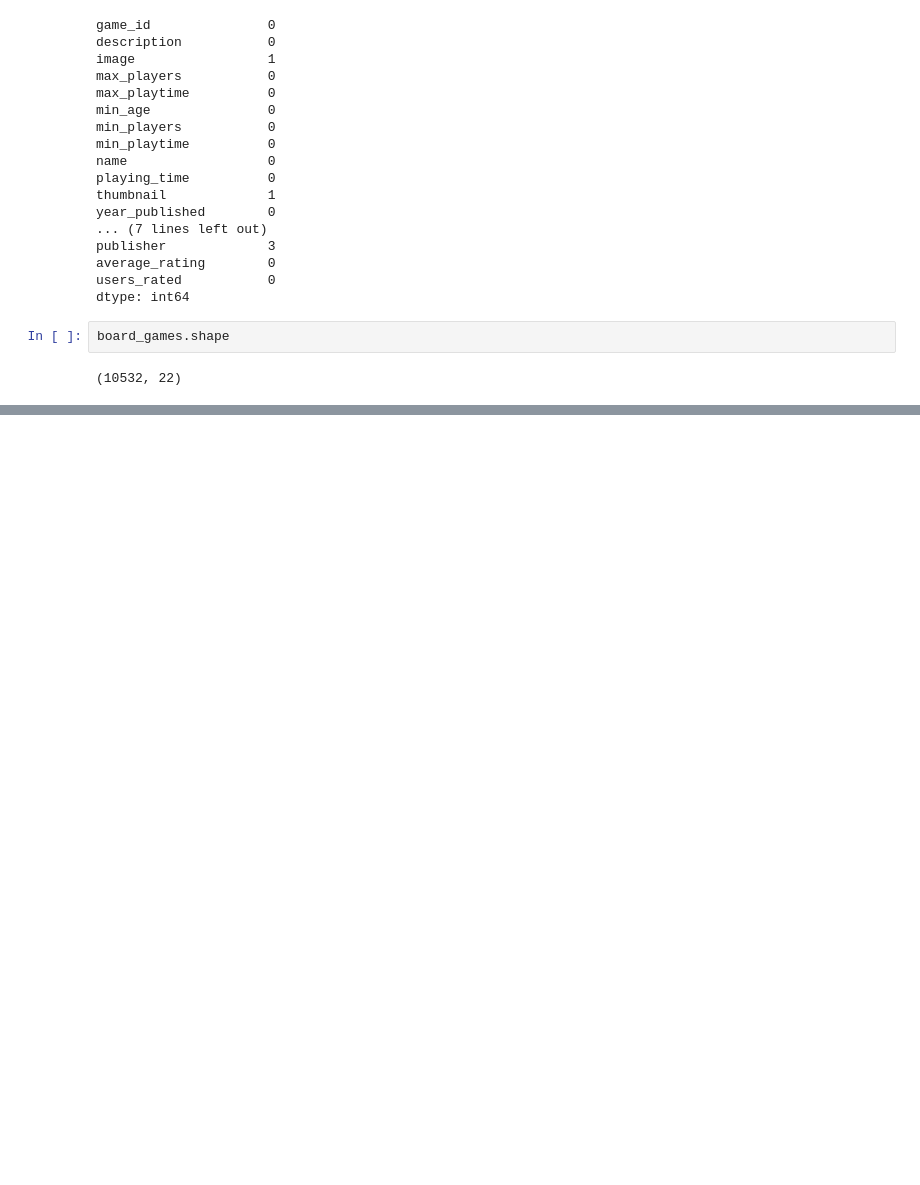
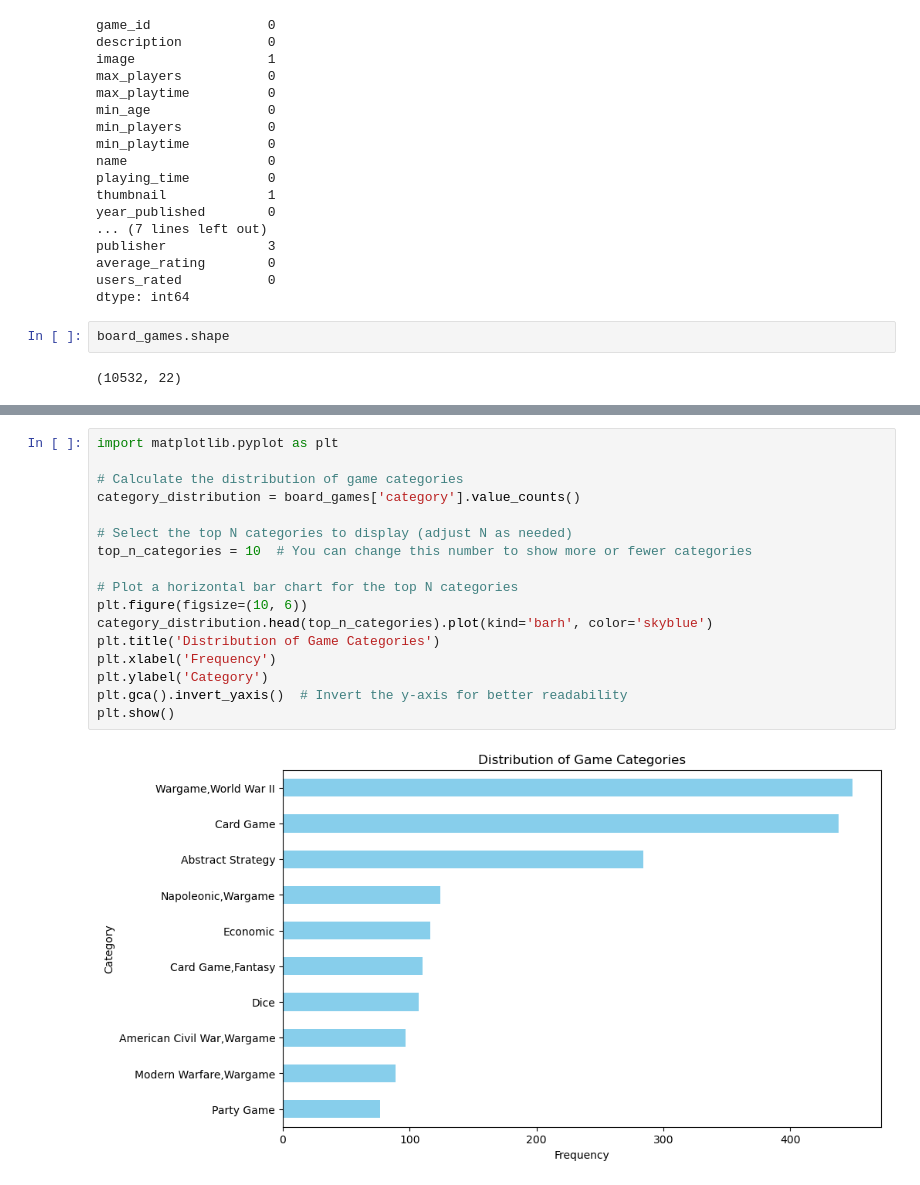
Before and after one commit to Babreucosta/CA1_DataVisTech, a Jupyter notebook: BarbaraAbreuCosta_DVisHDip_CA1.ipynb, the cells around one changed output, grey strips where cells are left out. Saved outputs shown, nothing was run; the diff lists cells and outputs as text; blank space fills up the shorter version.

```diff
--- a/BarbaraAbreuCosta_DVisHDip_CA1.ipynb
+++ b/BarbaraAbreuCosta_DVisHDip_CA1.ipynb
@@ -130,0 +231,19 @@ board_games.describe()
+# %%
+import matplotlib.pyplot as plt
+
+# Calculate the distribution of game categories
+category_distribution = board_games['category'].value_counts()
+
+# Select the top N categories to display (adjust N as needed)
+top_n_categories = 10  # You can change this number to show more or fewer categories
+
+# Plot a horizontal bar chart for the top N categories
+plt.figure(figsize=(10, 6))
+category_distribution.head(top_n_categories).plot(kind='barh', color='skyblue')
+plt.title('Distribution of Game Categories')
+plt.xlabel('Frequency')
+plt.ylabel('Category')
+plt.gca().invert_yaxis()  # Invert the y-axis for better readability
+plt.show()
+# %% [output]
+[figure, added]
```
Also changed, not shown: parts of 32 cells of this notebook.
